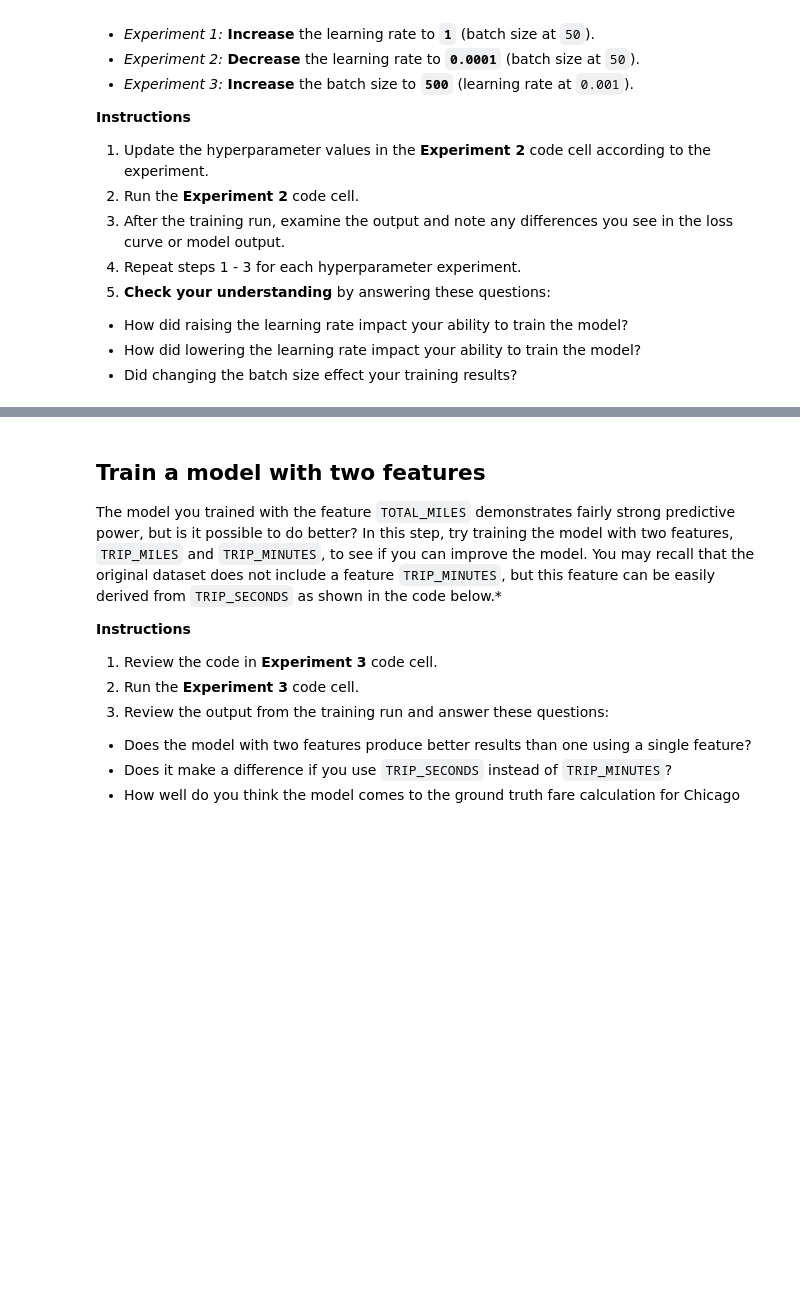
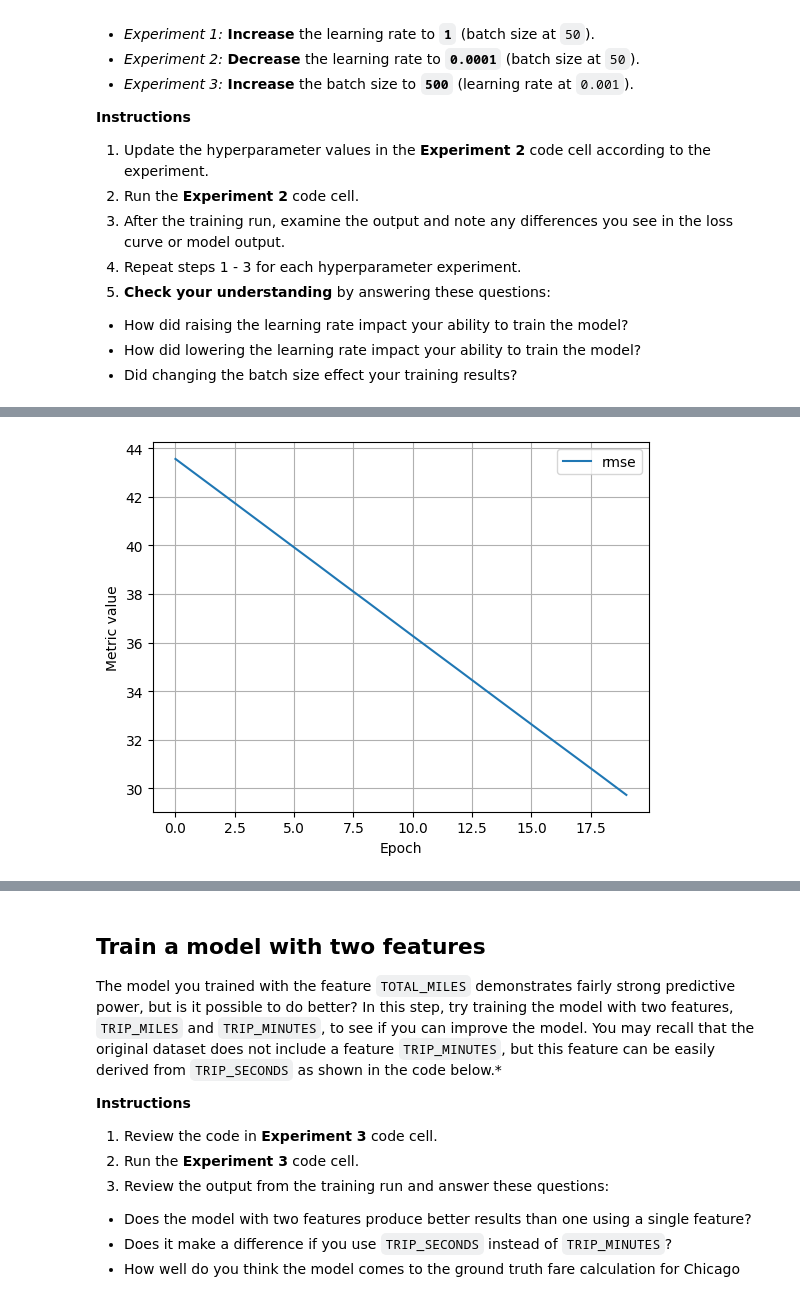
Before and after one commit to alejodevelop/AI_Task_Assistant, a Jupyter notebook: ml/cc/exercises/linear_regression_taxi.ipynb, the cells around one changed output, grey strips where cells are left out. Drawn from its saved outputs; the diff is of its cells as text; code cells hidden in the pictures; blank space fills up the shorter version.

```diff
--- a/ml/cc/exercises/linear_regression_taxi.ipynb
+++ b/ml/cc/exercises/linear_regression_taxi.ipynb
@@ -353,7 +455,7 @@ It is common with machine learning to run multiple experiments to find the best
 # The following variables are the hyperparameters.
 # TODO - Adjust these hyperparameters to see how they impact a training run.
 settings_2 = ml_edu.experiment.ExperimentSettings(
-    learning_rate = 0.001,
+    learning_rate = 0.0001,
     number_epochs = 20,
     batch_size = 50,
     input_features = ['TRIP_MILES']
@@ -367,3 +469,4 @@ experiment_2 = train_model('one_feature_hyper', model_2, training_df, 'FARE', se
 
 ml_edu.results.plot_experiment_metrics(experiment_2, ['rmse'])
 ml_edu.results.plot_model_predictions(experiment_2, training_df, 'FARE')
+# %% [output]
@@ -370,3 +491,4 @@ ml_edu.results.plot_model_predictions(experiment_2, training_df, 'FARE')
+[figure, added]
 # %%
 #@title Double-click to view answers for hyperparameter experiments
 
```
Also changed, not shown: parts of 19 cells of this notebook.
